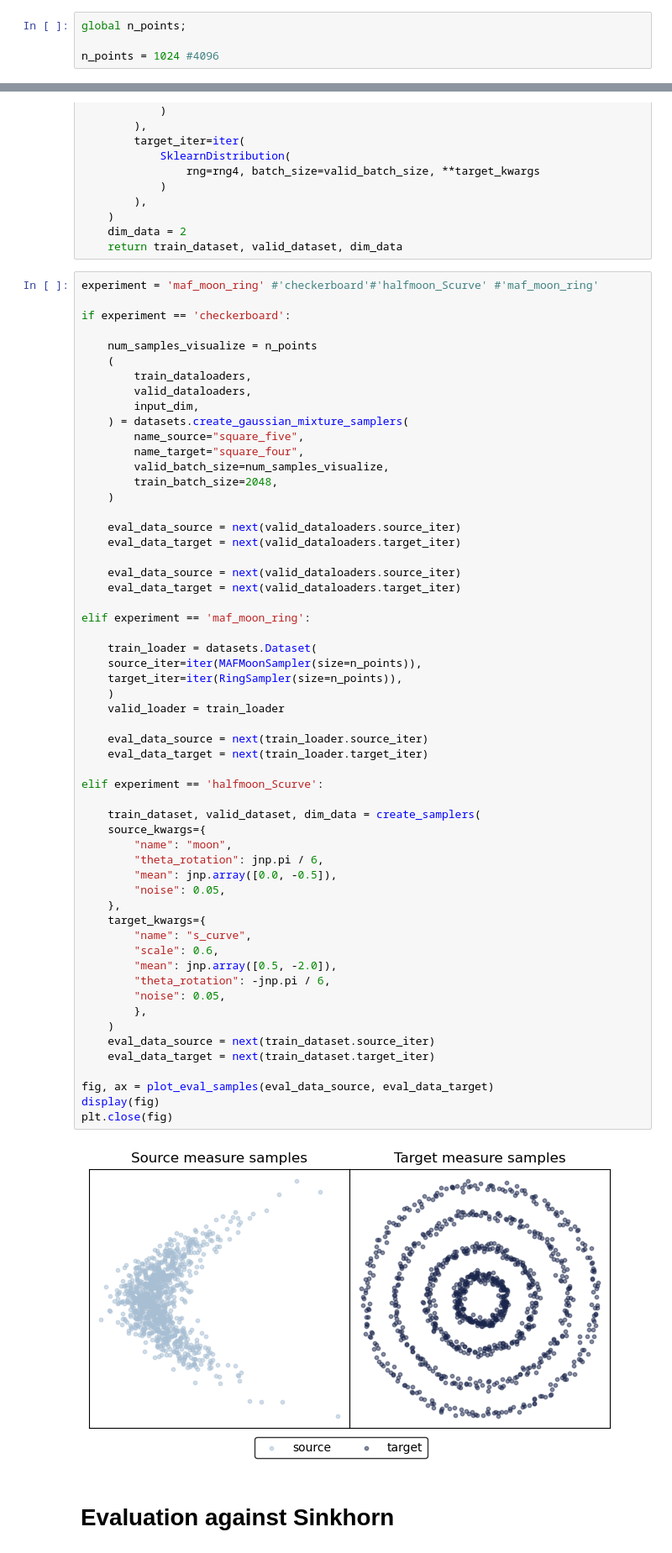
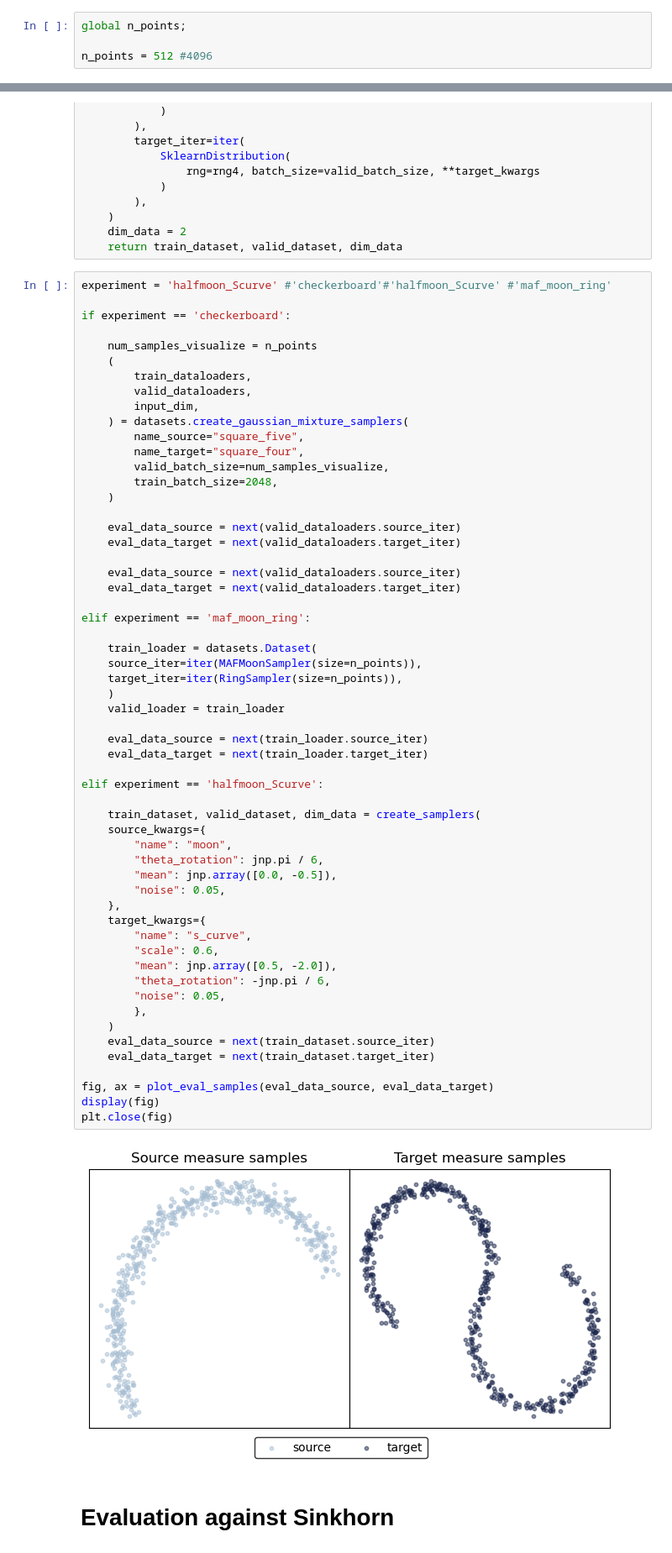
Before and after one commit to raphael-group/HiRef, a Jupyter notebook: notebooks/synthetic_experiments_all.ipynb, the cells around one changed output, grey strips where cells are left out. Shown at 84% size. Drawn from its saved outputs; the diff is of its cells as text.

```diff
--- a/notebooks/synthetic_experiments_all.ipynb
+++ b/notebooks/synthetic_experiments_all.ipynb
@@ -57,7 +57,7 @@ import torch.multiprocessing as mp
 # %%
 global n_points;
 
-n_points = 1024 #4096
+n_points = 512 #4096
 # %%
 def plot_eval_samples(
     eval_data_source, eval_data_target, transported_samples=None
@@ -256,7 +256,7 @@ def create_samplers(
     dim_data = 2
     return train_dataset, valid_dataset, dim_data
 # %%
-experiment = 'maf_moon_ring' #'checkerboard'#'halfmoon_Scurve' #'maf_moon_ring'
+experiment = 'halfmoon_Scurve' #'checkerboard'#'halfmoon_Scurve' #'maf_moon_ring'
 
 if experiment == 'checkerboard':
 
@@ -286,34 +286,34 @@ elif experiment == 'maf_moon_ring':
     )
     valid_loader = train_loader
 
     eval_data_source = next(train_loader.source_iter)
     eval_data_target = next(train_loader.target_iter)
 
 elif experiment == 'halfmoon_Scurve':
 
     train_dataset, valid_dataset, dim_data = create_samplers(
     source_kwargs={
         "name": "moon",
         "theta_rotation": jnp.pi / 6,
         "mean": jnp.array([0.0, -0.5]),
         "noise": 0.05,
     },
     target_kwargs={
         "name": "s_curve",
         "scale": 0.6,
         "mean": jnp.array([0.5, -2.0]),
         "theta_rotation": -jnp.pi / 6,
         "noise": 0.05,
         },
     )
     eval_data_source = next(train_dataset.source_iter)
     eval_data_target = next(train_dataset.target_iter)
 
 fig, ax = plot_eval_samples(eval_data_source, eval_data_target)
 display(fig)
 plt.close(fig)
 # %% [output]
-[figure, old version]
+[figure, new version]
 # %% [markdown]
 # Evaluation against Sinkhorn
 # %%
```
Also changed, not shown: parts of 9 cells of this notebook, 12 other files.
